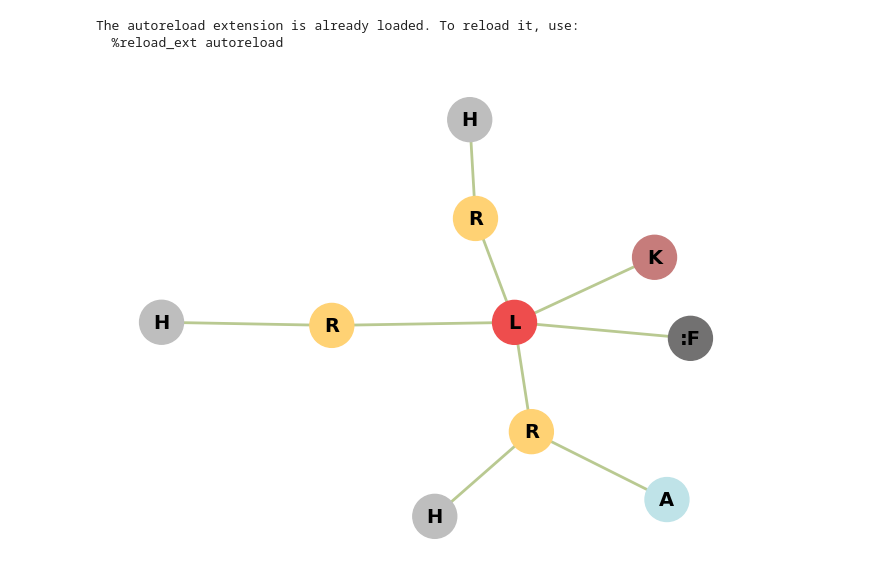
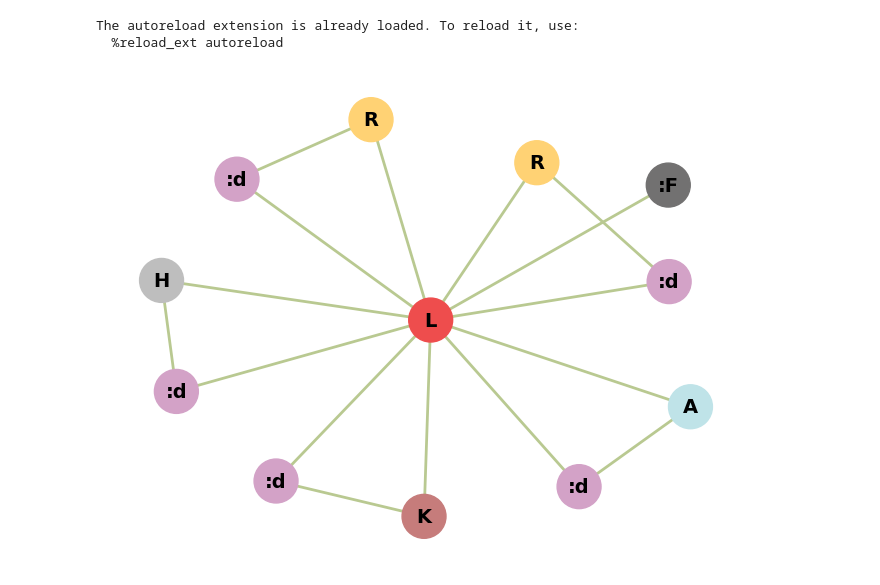
Before and after one commit to enix403/houseganpp, a Jupyter notebook: _big_vis_sample.ipynb, the cells around one changed output. Cells and saved outputs as stored; diff of their text form; code cells hidden in the pictures.

Commit message:
Add sample graphs

```diff
--- a/_big_vis_sample.ipynb
+++ b/_big_vis_sample.ipynb
@@ -24,35 +25,8 @@ from minimal.gen import generate_plan
 
 %matplotlib inline
 # %%
-from minimal.layout import LayoutGraphBuilder, LayoutGraph, NodeType
+from minimal import sample_graphs
 
-bld = LayoutGraphBuilder()
-
-liv = bld.add_node(NodeType.LIVING_ROOM)
-kit = bld.add_node(NodeType.KITCHEN)
-bal = bld.add_node(NodeType.BALCONY)
-r1 = bld.add_node(NodeType.BEDROOM)
-b1 = bld.add_node(NodeType.BATHROOM)
-r2 = bld.add_node(NodeType.BEDROOM)
-b2 = bld.add_node(NodeType.BATHROOM)
-r3 = bld.add_node(NodeType.BEDROOM)
-b3 = bld.add_node(NodeType.BATHROOM)
-fr = bld.add_node(NodeType.FRONT_DOOR)
-
-bld.add_edge(liv, fr)
-bld.add_edge(liv, kit)
-bld.add_edge(liv, r1)
-bld.add_edge(liv, r2)
-bld.add_edge(liv, r3)
-
-bld.add_edge(r1, b1)
-bld.add_edge(r2, b2)
-bld.add_edge(r3, b3)
-bld.add_edge(r3, bal)
-
-g = bld.build()
-# g.correct_doors()
-
-g.draw()
+sample_graphs.one().draw()
 # %% [output]
-[figure, old version]
+[figure, new version]
```
Also changed, not shown: parts of 1 cell of this notebook, 1 other file.
